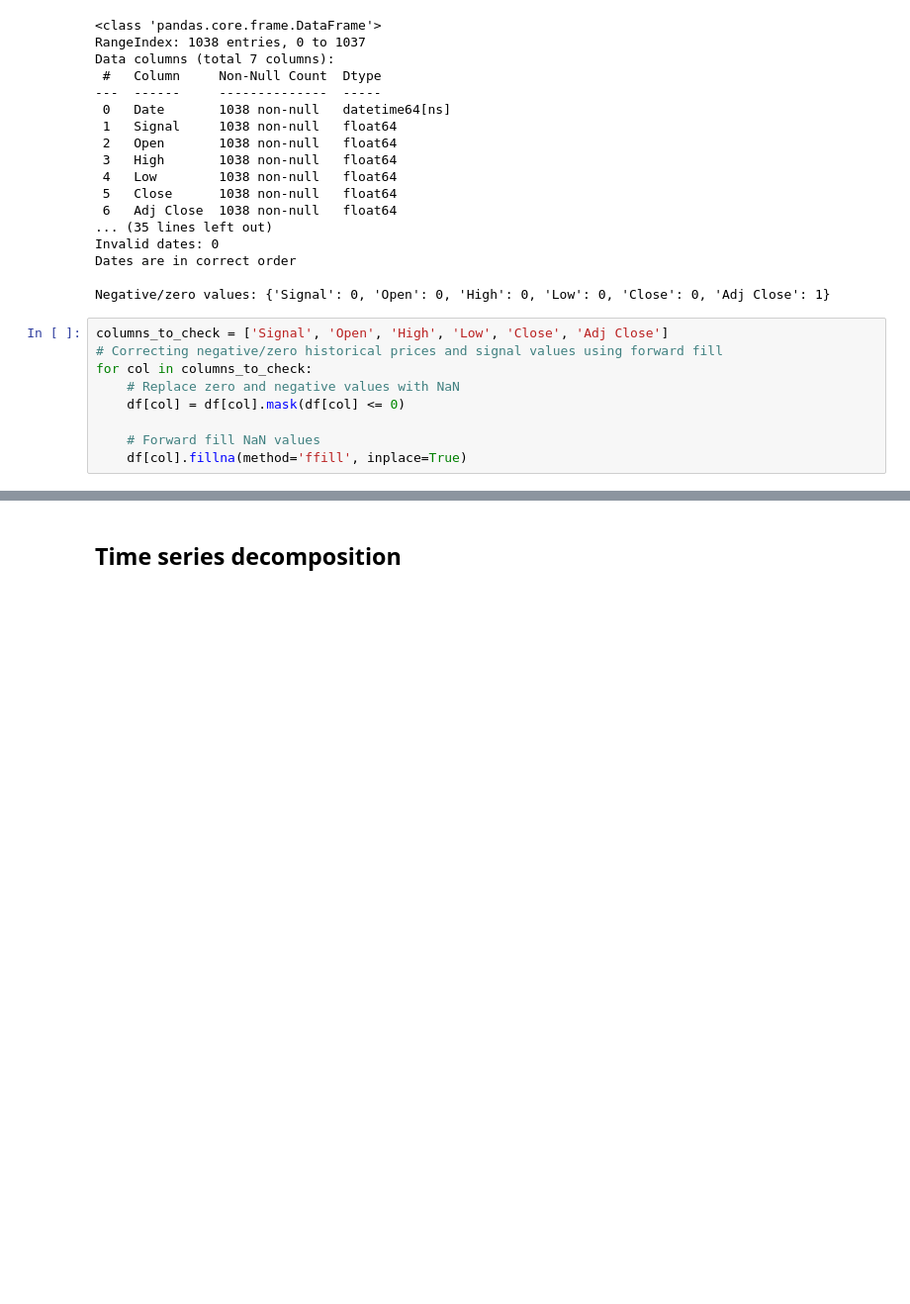
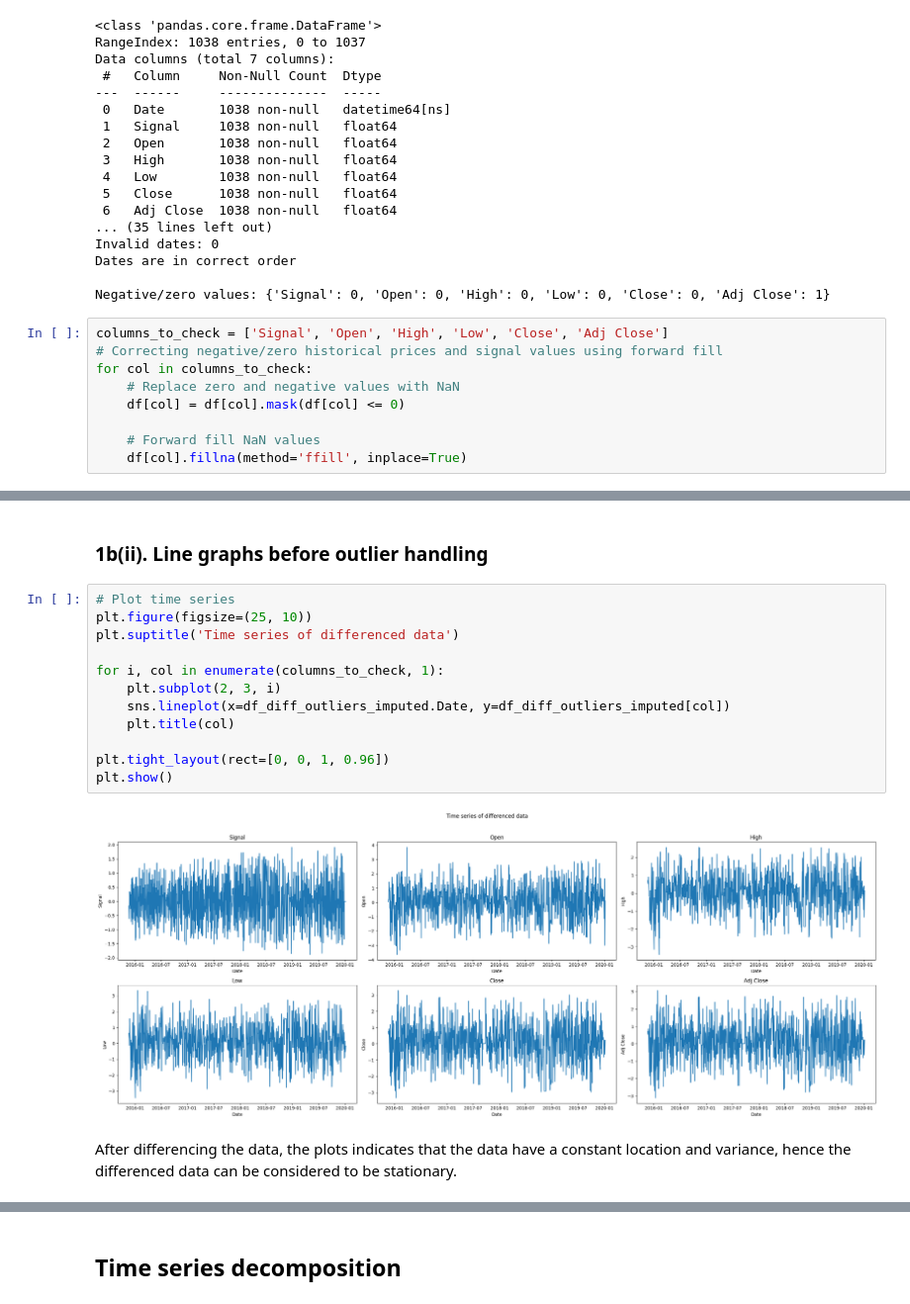
Before and after one commit to saltedpotato/QF632_Project, a Jupyter notebook: Project 1.ipynb, the cells around one changed output, grey strips where cells are left out. Shown at 99% size. Saved outputs shown, nothing was run; the diff lists cells and outputs as text; blank space fills up the shorter version.

```diff
--- a/Project 1.ipynb
+++ b/Project 1.ipynb
@@ -181,0 +232,18 @@ After differencing the data, the plots indicates that the data have a constant l
+# %% [markdown]
+### 1b(ii). Line graphs before outlier handling
+# %%
+# Plot time series
+plt.figure(figsize=(25, 10))
+plt.suptitle('Time series of differenced data')
+
+for i, col in enumerate(columns_to_check, 1):
+    plt.subplot(2, 3, i)
+    sns.lineplot(x=df_diff_outliers_imputed.Date, y=df_diff_outliers_imputed[col])
+    plt.title(col)
+
+plt.tight_layout(rect=[0, 0, 1, 0.96])
+plt.show()
+# %% [output]
+[figure, added]
+# %% [markdown]
+After differencing the data, the plots indicates that the data have a constant location and variance, hence the differenced data can be considered to be stationary.
```
Also changed, not shown: parts of 51 cells of this notebook.
